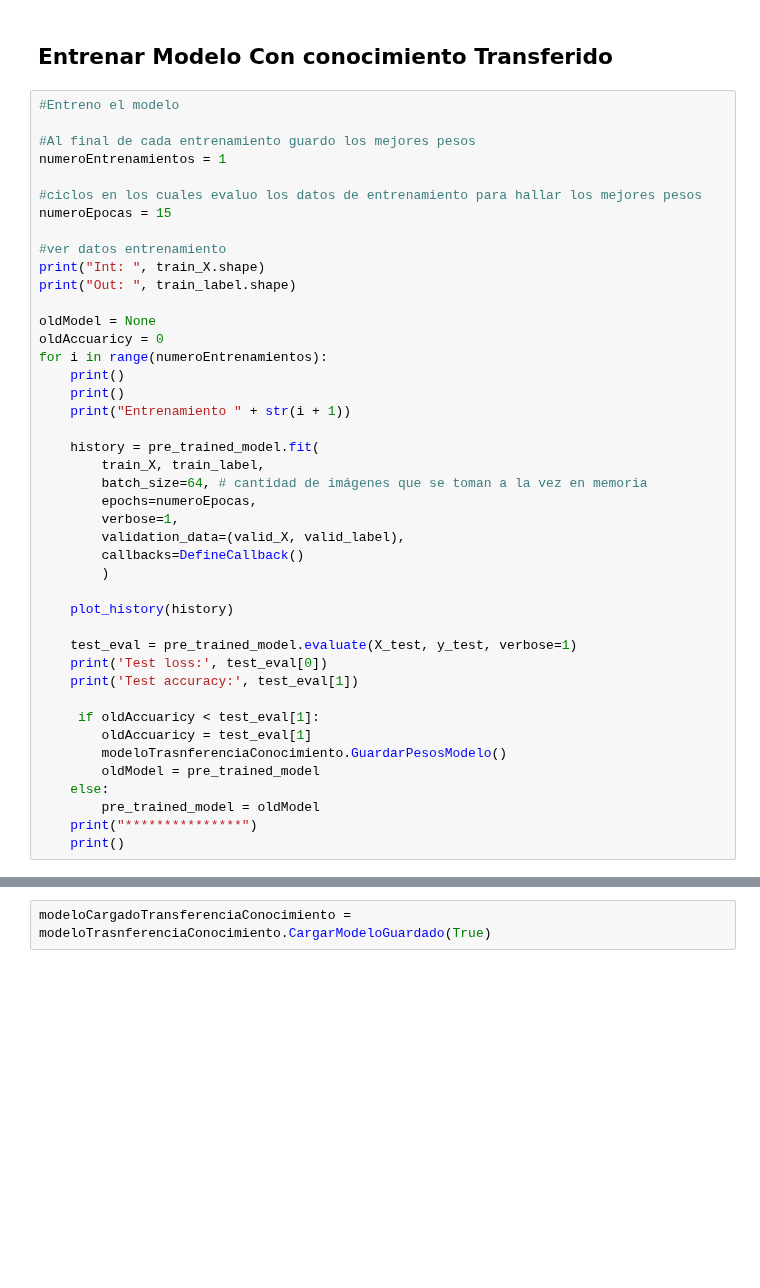
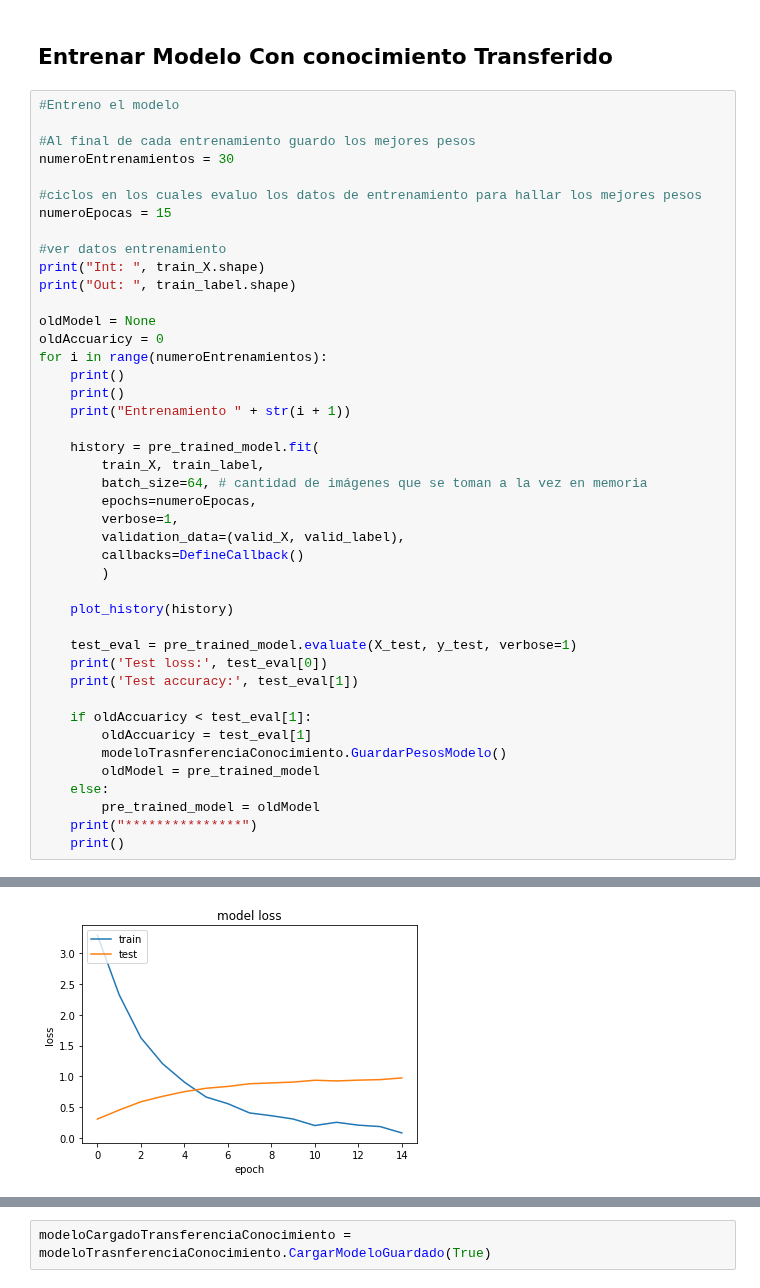
Before and after one commit to wisrovi/RedesNeuronales, a Jupyter notebook: 07MAIR-WilliamSteveRodriguezVillamizar.ipynb, the cells around one changed output, grey strips where cells are left out. Drawn from its saved outputs; the diff is of its cells as text; blank space fills up the shorter version.

```diff
--- a/07MAIR-WilliamSteveRodriguezVillamizar.ipynb
+++ b/07MAIR-WilliamSteveRodriguezVillamizar.ipynb
@@ -738,7 +714,7 @@ modeloTrasnferenciaConocimiento.GuardarModelo(pre_trained_model)
 #Entreno el modelo
 
 #Al final de cada entrenamiento guardo los mejores pesos
-numeroEntrenamientos = 1
+numeroEntrenamientos = 30
 
 #ciclos en los cuales evaluo los datos de entrenamiento para hallar los mejores pesos
 numeroEpocas = 15
@@ -769,7 +745,7 @@ for i in range(numeroEntrenamientos):
     print('Test loss:', test_eval[0])
     print('Test accuracy:', test_eval[1])
 
-     if oldAccuaricy < test_eval[1]:
+    if oldAccuaricy < test_eval[1]:
         oldAccuaricy = test_eval[1]
         modeloTrasnferenciaConocimiento.GuardarPesosModelo()
         oldModel = pre_trained_model
@@ -777,3 +753,4 @@ for i in range(numeroEntrenamientos):
         pre_trained_model = oldModel
     print("***************")
     print()
+# %% [output]
@@ -779,0 +774 @@ for i in range(numeroEntrenamientos):
+[figure, added]
```
Also changed, not shown: parts of 11 cells of this notebook.
